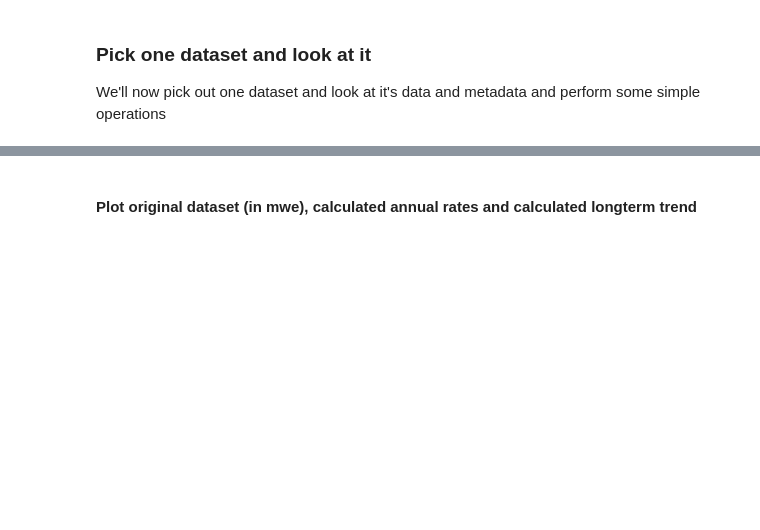
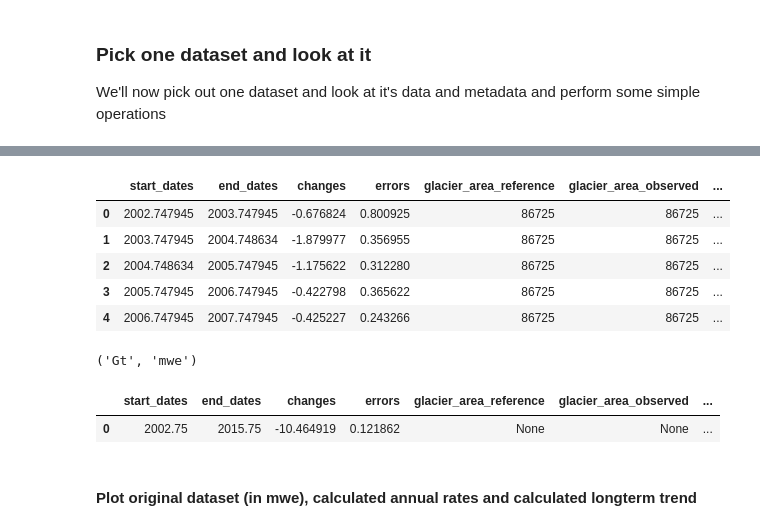
Before and after one commit to earthwave/glambie, a Jupyter notebook: glambie/notebooks/demo-query-submitted-data.ipynb, the cells around one changed output, grey strips where cells are left out. Cells and saved outputs as stored; diff of their text form; code cells hidden in the pictures; blank space fills up the shorter version.

```diff
--- a/glambie/notebooks/demo-query-submitted-data.ipynb
+++ b/glambie/notebooks/demo-query-submitted-data.ipynb
@@ -66,10 +95,19 @@ print("Co-Authors: ",dataset.additional_metadata["co_author_names"])
 # %%
 # Example how to convert to a different unit (in this case we convert from meter water equivalent to Gigatonnes)
-dataset_in_mwe = dataset.convert_timeseries_to_unit_mwe()
+dataset_in_mwe = dataset.convert_timeseries_to_unit_mwe(rgi_area_version=6)
 dataset_in_mwe.data.as_dataframe().head()
+# %% [output]
+|  | start_dates | end_dates | changes | errors | glacier_area_reference | glacier_area_observed | ... |
+| 0 | 2002.747945 | 2003.747945 | -0.676824 | 0.800925 | 86725 | 86725 | ... |
+| 1 | 2003.747945 | 2004.748634 | -1.879977 | 0.356955 | 86725 | 86725 | ... |
+| 2 | 2004.748634 | 2005.747945 | -1.175622 | 0.312280 | 86725 | 86725 | ... |
+| 3 | 2005.747945 | 2006.747945 | -0.422798 | 0.365622 | 86725 | 86725 | ... |
+| 4 | 2006.747945 | 2007.747945 | -0.425227 | 0.243266 | 86725 | 86725 | ... |
 # %%
 # now the datasets have different units
 dataset.unit, dataset_in_mwe.unit
+# %% [output]
+('Gt', 'mwe')
 # %%
 # Convert to annual trends
 # First we need to convert it to our evenly spaced grid
@@ -79,6 +117,9 @@ dataset_annual = dataset_date_grid.convert_timeseries_to_annual_trends()
 # Convert to a longterm_trend
 dataset_trend = dataset_date_grid.convert_timeseries_to_longterm_trend()
 dataset_trend.data.as_dataframe()
+# %% [output]
+|  | start_dates | end_dates | changes | errors | glacier_area_reference | glacier_area_observed | ... |
+| 0 | 2002.75 | 2015.75 | -10.464919 | 0.121862 | None | None | ... |
 # %% [markdown]
 #### Plot original dataset (in mwe), calculated annual rates and calculated longterm trend
 # %%
```
Also changed, not shown: parts of 5 cells of this notebook, 1 other file.
